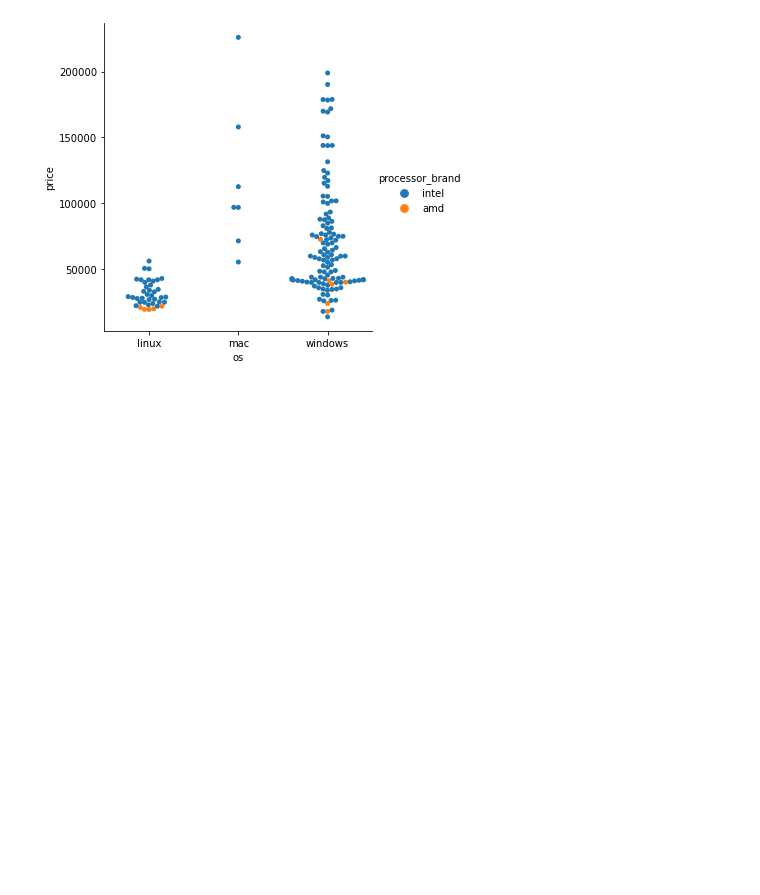
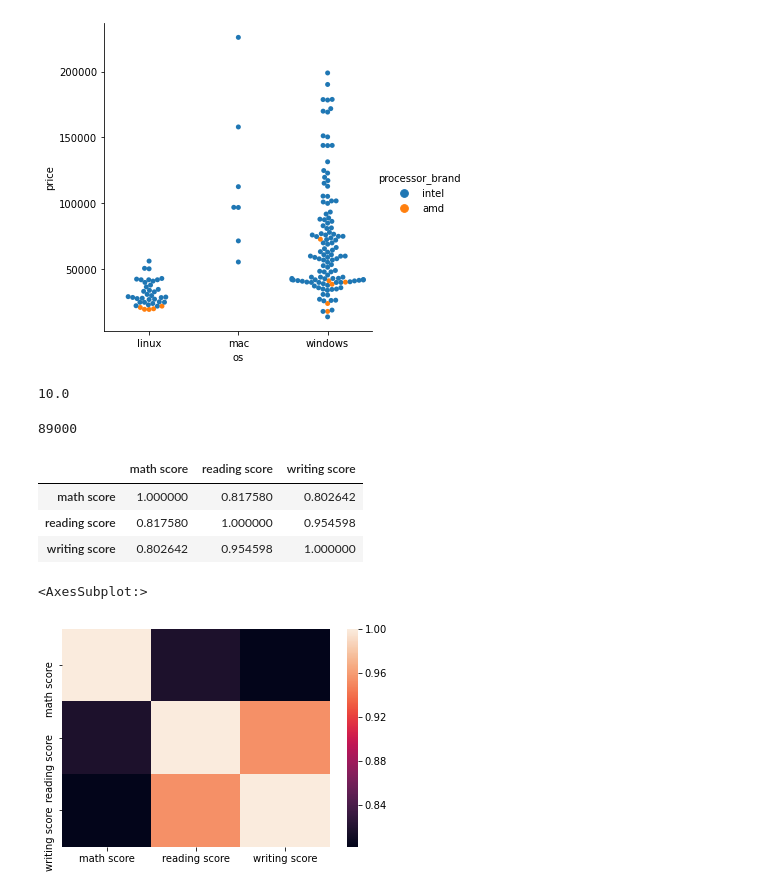
Before and after one commit to saanghyuk/data_science_python, a Jupyter notebook: dt-1/visualization.ipynb, the cells around one changed output. Saved outputs shown, nothing was run; the diff lists cells and outputs as text; code cells hidden in the pictures; blank space fills up the shorter version.

```diff
--- a/dt-1/visualization.ipynb
+++ b/dt-1/visualization.ipynb
@@ -394,3 +394,26 @@ sns.catplot(data=laptops_df, x='os', y='price', kind='swarm', hue='processor_bra
 # %% [output]
 <seaborn.axisgrid.FacetGrid at 0x...>
 [figure]
+# %%
+
+(10.3+9.7+10.3+9.5+10.1+10.8+9.5+9.4+10.1+10.3)/10
+# %% [output]
+10.0
+# %%
+77000*7 - (70000+ 54000 + 97000 + 83000 + 66000 + 80000)
+# %% [output]
+89000
+# %%
+df = pd.read_csv('resources/exam.csv')
+# %%
+df.corr()
+# %% [output]
+|  | math score | reading score | writing score |
+| math score | 1.000000 | 0.817580 | 0.802642 |
+| reading score | 0.817580 | 1.000000 | 0.954598 |
+| writing score | 0.802642 | 0.954598 | 1.000000 |
+# %%
+sns.heatmap(df.corr())
+# %% [output]
+<AxesSubplot:>
+[figure, added]
```
Also changed, not shown: parts of 1 cell of this notebook, 23 other files.
